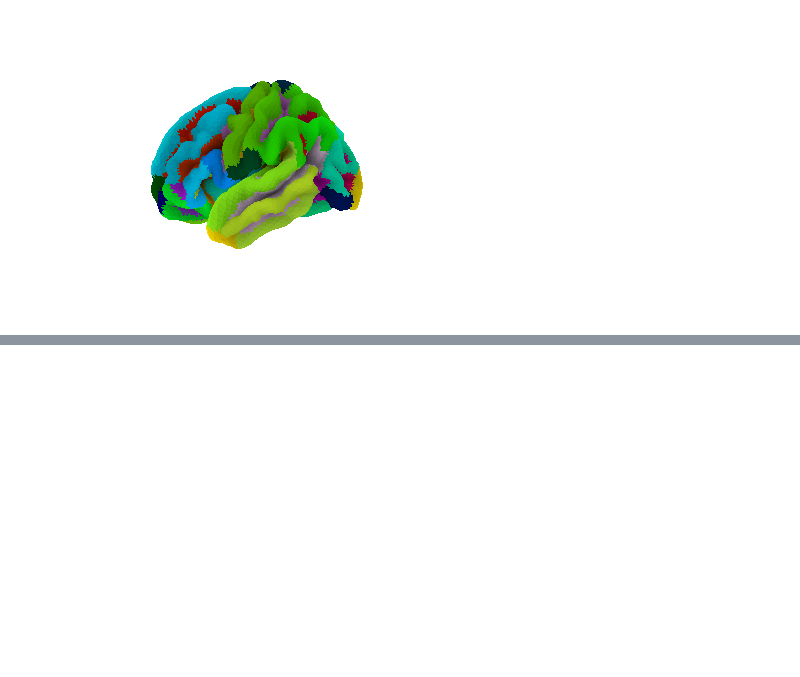
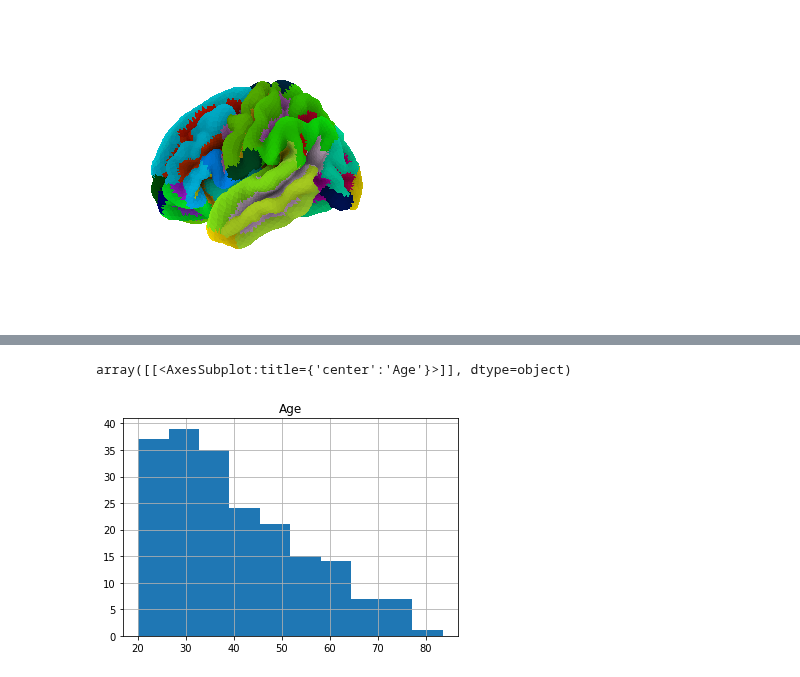
Before and after one commit to pni-lab/predmod_lecture, a Jupyter notebook: contents/1_python_basics/data_frames.ipynb, the cells around one changed output, grey strips where cells are left out. Saved outputs shown, nothing was run; the diff lists cells and outputs as text; code cells hidden in the pictures; blank space fills up the shorter version.

```diff
--- a/contents/1_python_basics/data_frames.ipynb
+++ b/contents/1_python_basics/data_frames.ipynb
@@ -75,0 +123,5 @@ with pandas
+# %%
+df.hist('Age')
+# %% [output]
+array([[<AxesSubplot:title={'center':'Age'}>]], dtype=object)
+[figure, added]
```
Also changed, not shown: parts of 15 cells of this notebook, 2 other files.
